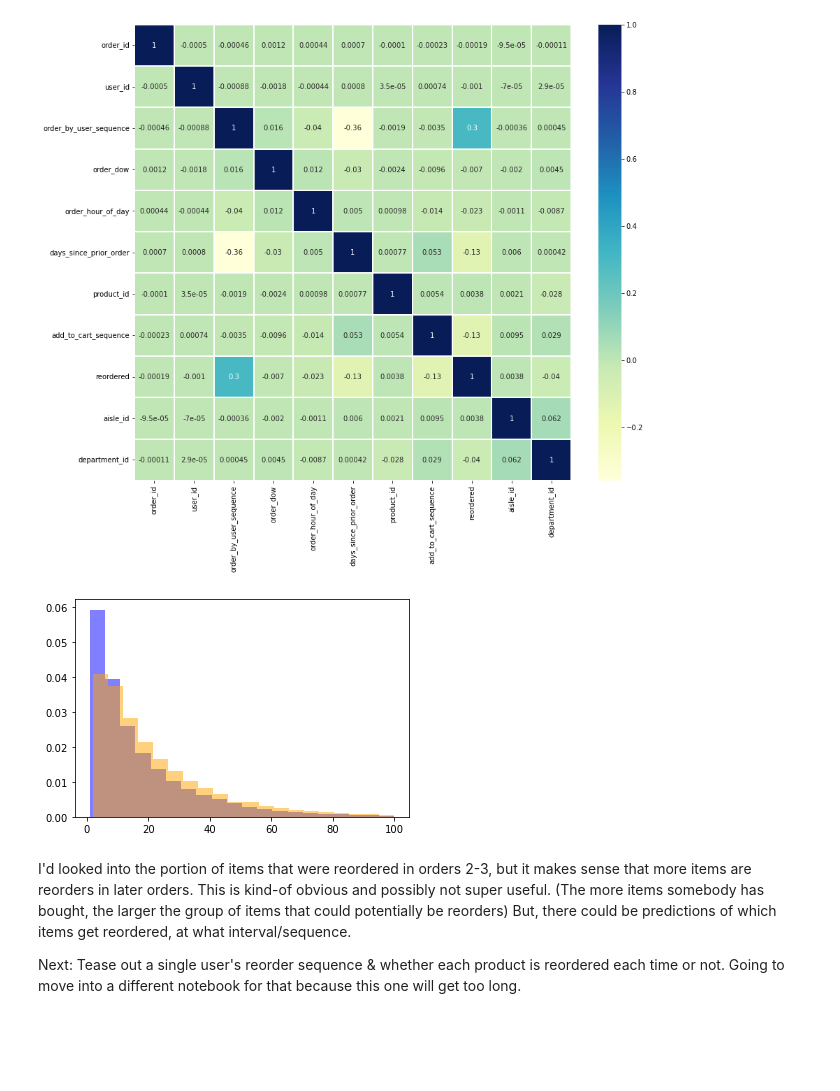
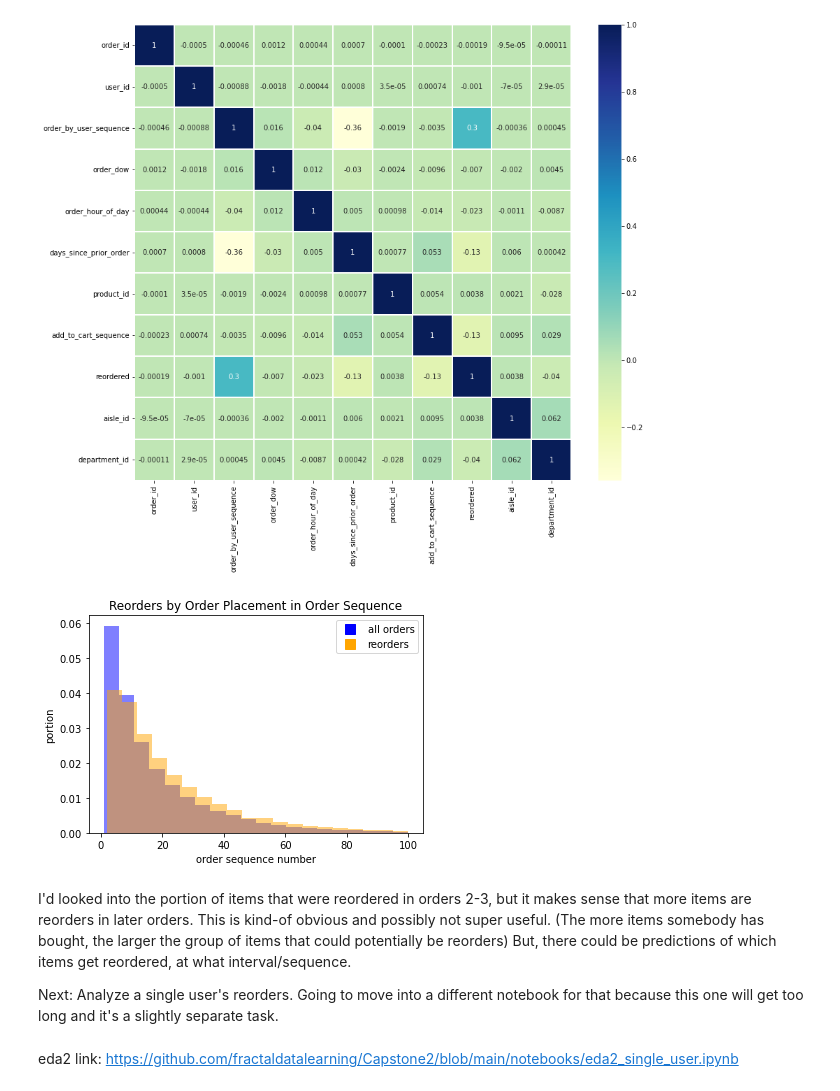
Before and after one commit to fractaldatalearning/Capstone2, a Jupyter notebook: notebooks/eda1_w_data_direct_from_wrangling.ipynb, the cells around one changed output. Cells and saved outputs as stored; diff of their text form; code cells hidden in the pictures; blank space fills up the shorter version.

```diff
--- a/notebooks/eda1_w_data_direct_from_wrangling.ipynb
+++ b/notebooks/eda1_w_data_direct_from_wrangling.ipynb
@@ -152,7 +154,8 @@ Name: dept_name, dtype: float64
 # %%
 # I want to be able to easily sort by specific user+product combination
 
-df['user_item'] = df['user_id'].astype(str) + ', ' + df['product_id'].astype(str)
+df['user_item'] = df['user_id'].astype(str) + ', ' + df[
+    'product_id'].astype(str)
 reorders = df[df['reordered']==1]
 reorders.head()
 # %% [output]
@@ -260,11 +324,25 @@ plt.yticks(rotation=0);
 [figure]
 # %%
 # Do explore more of the order sequence.
-plt.hist(df['order_by_user_sequence'], color='blue', density=True, alpha=0.5, bins=20)
-plt.hist(reorders['order_by_user_sequence'], color='orange', density=True, alpha=0.5, bins=20);
+plt.hist(df['order_by_user_sequence'], color='blue', density=True,
+         alpha=0.5, bins=20)
+plt.hist(reorders['order_by_user_sequence'], color='orange',
+         density=True, alpha=0.5, bins=20)
+plt.title('Reorders by Order Placement in Order Sequence')
+plt.xlabel('order sequence number')
+plt.ylabel('portion')
+blue = mlines.Line2D([], [], color='blue', marker='s',
+                       linestyle='None', markersize=10,
+                       label='all orders')
+orange = mlines.Line2D([], [], color='orange', marker='s',
+                       linestyle='None', markersize=10,
+                       label='reorders')
+plt.legend(handles=[blue, orange]);
 # %% [output]
-[figure, old version]
+[figure, new version]
 # %% [markdown]
 I'd looked into the portion of items that were reordered in orders 2-3, but it makes sense that more items are reorders in later orders. This is kind-of obvious and possibly not super useful. (The more items somebody has bought, the larger the group of items that could potentially be reorders) But, there could be predictions of which items get reordered, at what interval/sequence.
 
-Next: Tease out a single user's reorder sequence & whether each product is reordered each time or not. Going to move into a different notebook for that because this one will get too long.
+Next: Analyze a single user's reorders. Going to move into a different notebook for that because this one will get too long and it's a slightly separate task.
+# %% [markdown]
+eda2 link: https://github.com/fractaldatalearning/Capstone2/blob/main/notebooks/eda2_single_user.ipynb
```
Also changed, not shown: parts of 15 cells of this notebook, 2 other files.
